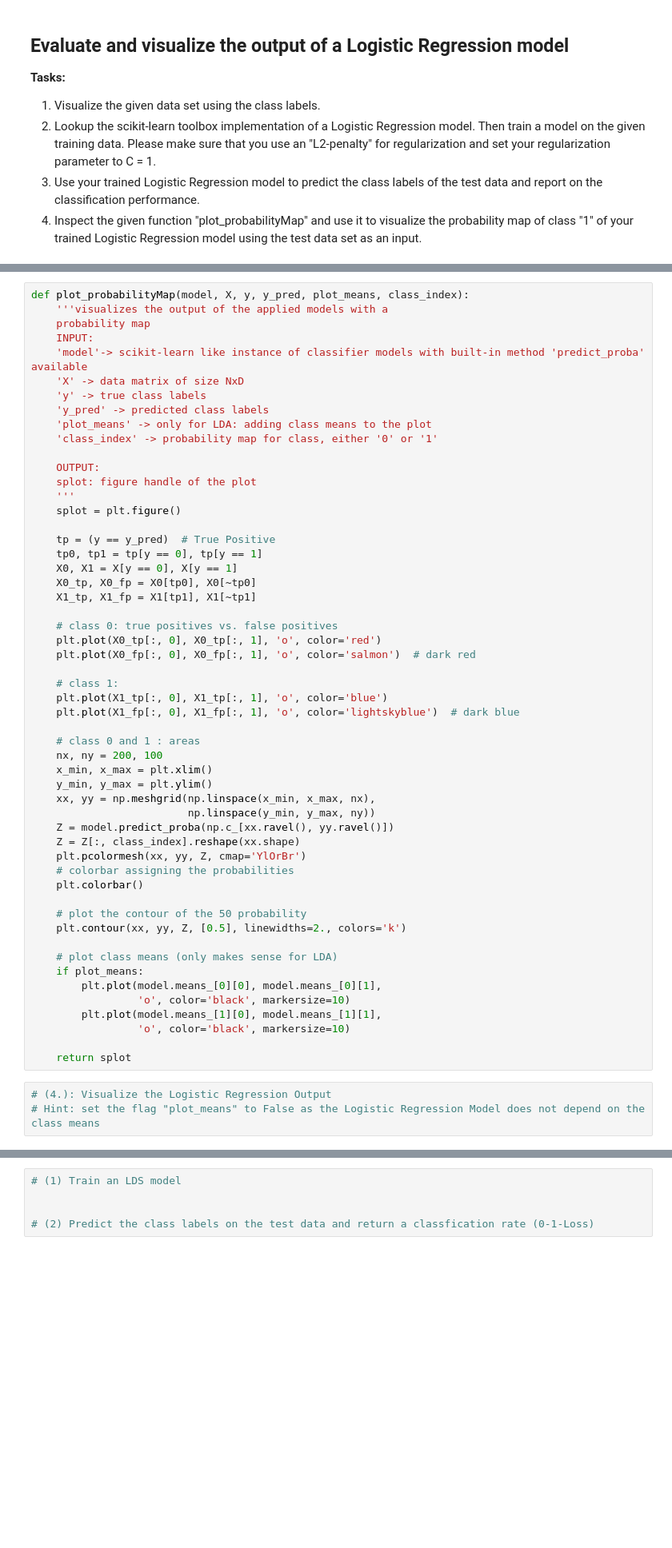
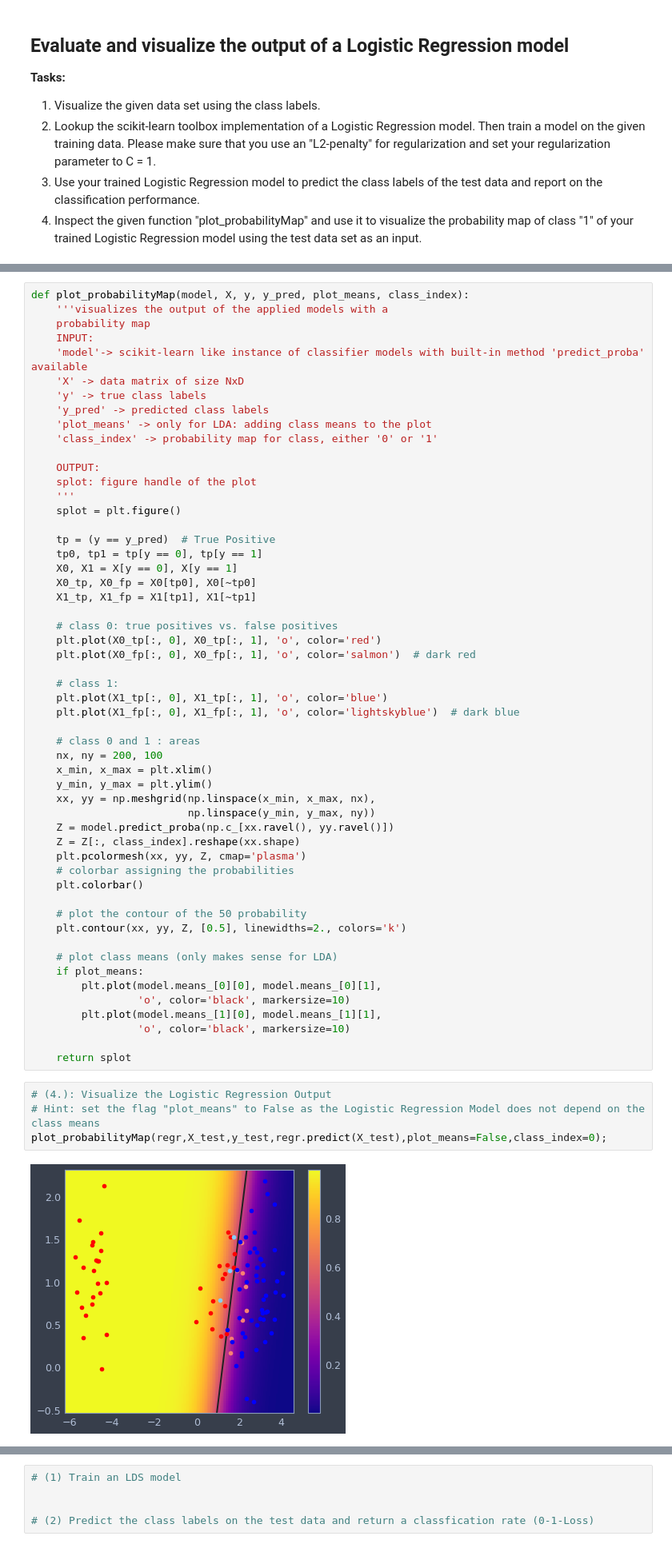
Before and after one commit to svilches/ml, a Jupyter notebook: Assignment 3/3.3 Logistic Regression Vs LDA.ipynb, the cells around one changed output, grey strips where cells are left out. Shown: that part at 80% size. Saved outputs shown, nothing was run; the diff lists cells and outputs as text; blank space fills up the shorter version.

```diff
--- a/Assignment 3/3.3 Logistic Regression Vs LDA.ipynb
+++ b/Assignment 3/3.3 Logistic Regression Vs LDA.ipynb
@@ -100,7 +117,7 @@ def plot_probabilityMap(model, X, y, y_pred, plot_means, class_index):
                          np.linspace(y_min, y_max, ny))
     Z = model.predict_proba(np.c_[xx.ravel(), yy.ravel()])
     Z = Z[:, class_index].reshape(xx.shape)
-    plt.pcolormesh(xx, yy, Z, cmap='YlOrBr')
+    plt.pcolormesh(xx, yy, Z, cmap='plasma')
     # colorbar assigning the probabilities
     plt.colorbar()
 
@@ -118,6 +135,9 @@ def plot_probabilityMap(model, X, y, y_pred, plot_means, class_index):
 # %%
 # (4.): Visualize the Logistic Regression Output
 # Hint: set the flag "plot_means" to False as the Logistic Regression Model does not depend on the class means
+plot_probabilityMap(regr,X_test,y_test,regr.predict(X_test),plot_means=False,class_index=0);
+# %% [output]
+[figure, added]
 # %% [markdown]
 ## Comparison with performance of the LDA
 
```
Also changed, not shown: parts of 3 cells of this notebook.
